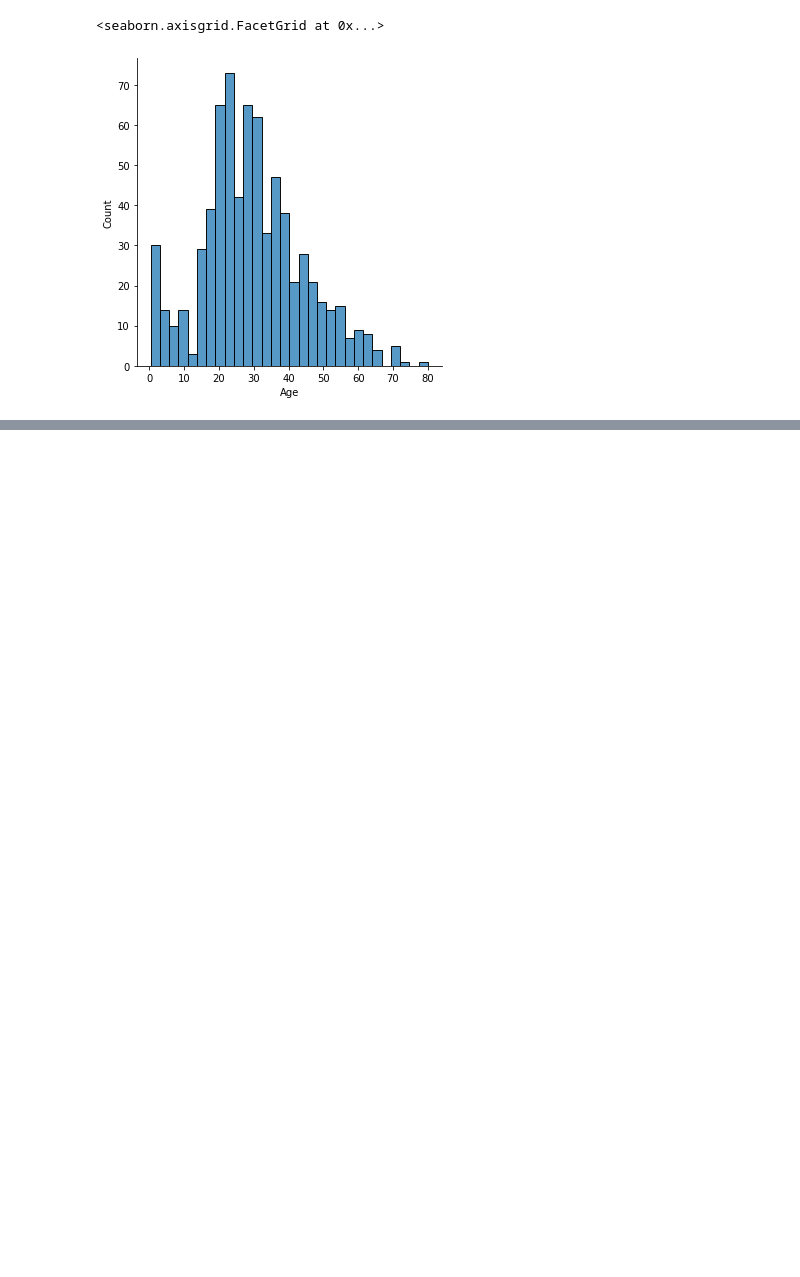
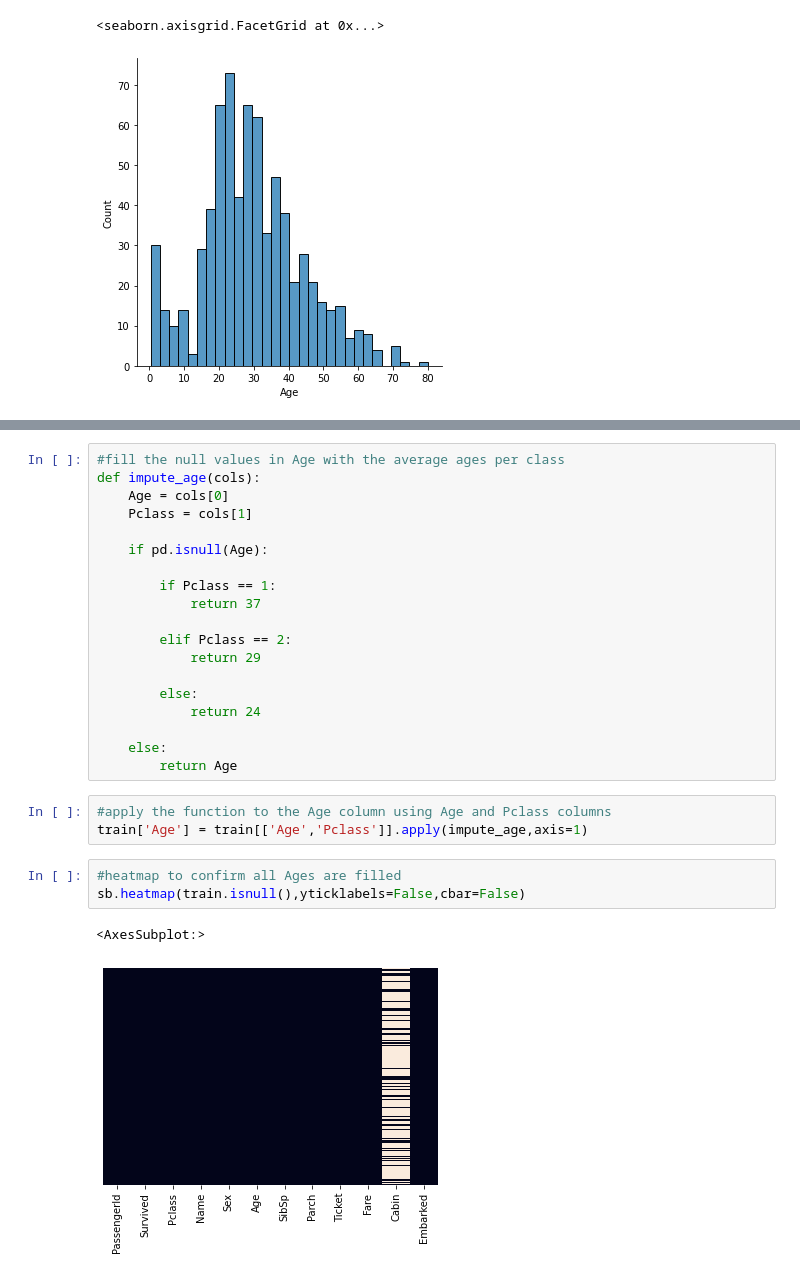
Before and after one commit to vmose/Python_Notebooks, a Jupyter notebook: Logical_Regression.ipynb, the cells around one changed output, grey strips where cells are left out. Saved outputs shown, nothing was run; the diff lists cells and outputs as text; blank space fills up the shorter version.

```diff
--- a/Logical_Regression.ipynb
+++ b/Logical_Regression.ipynb
@@ -59,0 +66,28 @@ train['Age'].iplot(kind='hist',bins=30)
+# %%
+#fill the null values in Age with the average ages per class
+def impute_age(cols):
+    Age = cols[0]
+    Pclass = cols[1]
+
+    if pd.isnull(Age):
+
+        if Pclass == 1:
+            return 37
+
+        elif Pclass == 2:
+            return 29
+
+        else:
+            return 24
+
+    else:
+        return Age
+# %%
+#apply the function to the Age column using Age and Pclass columns
+train['Age'] = train[['Age','Pclass']].apply(impute_age,axis=1)
+# %%
+#heatmap to confirm all Ages are filled
+sb.heatmap(train.isnull(),yticklabels=False,cbar=False)
+# %% [output]
+<AxesSubplot:>
+[figure, added]
```
Also changed, not shown: parts of 8 cells of this notebook.
